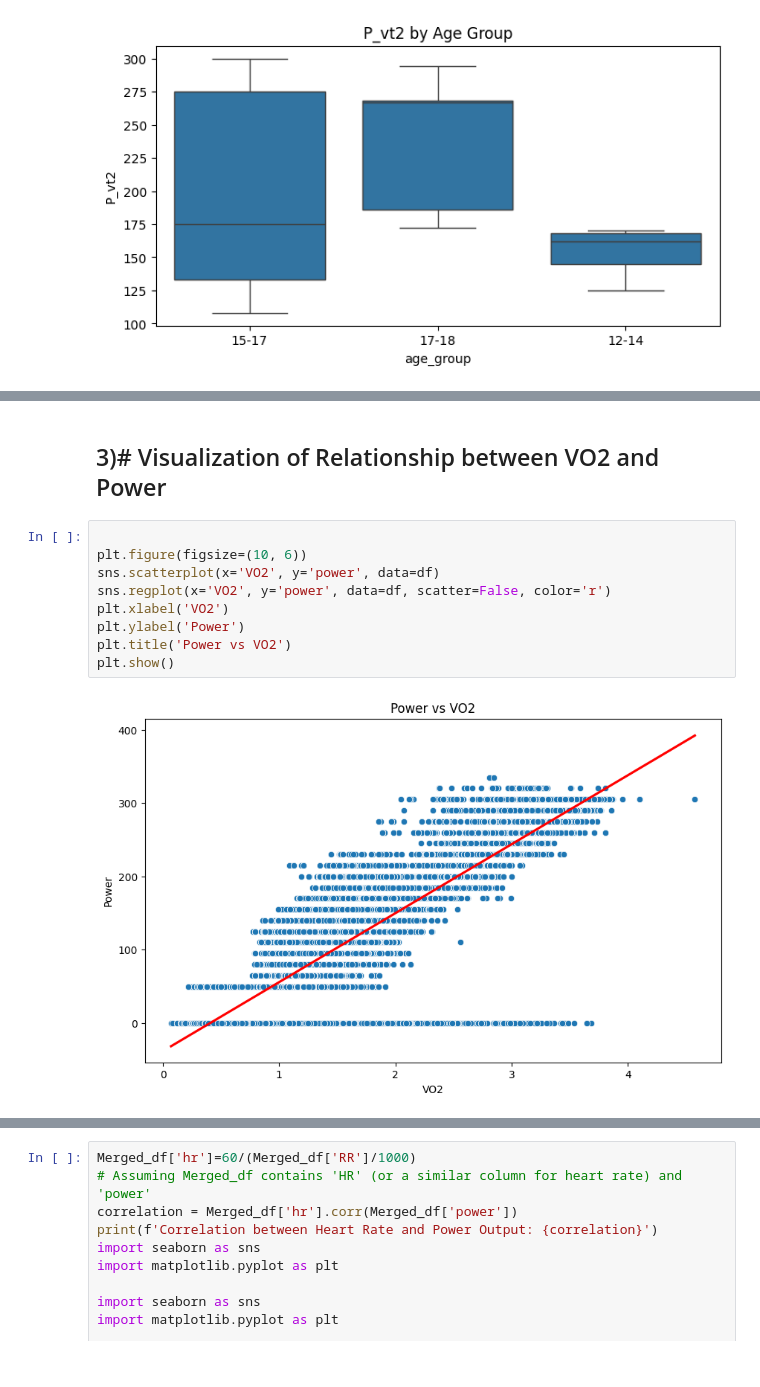
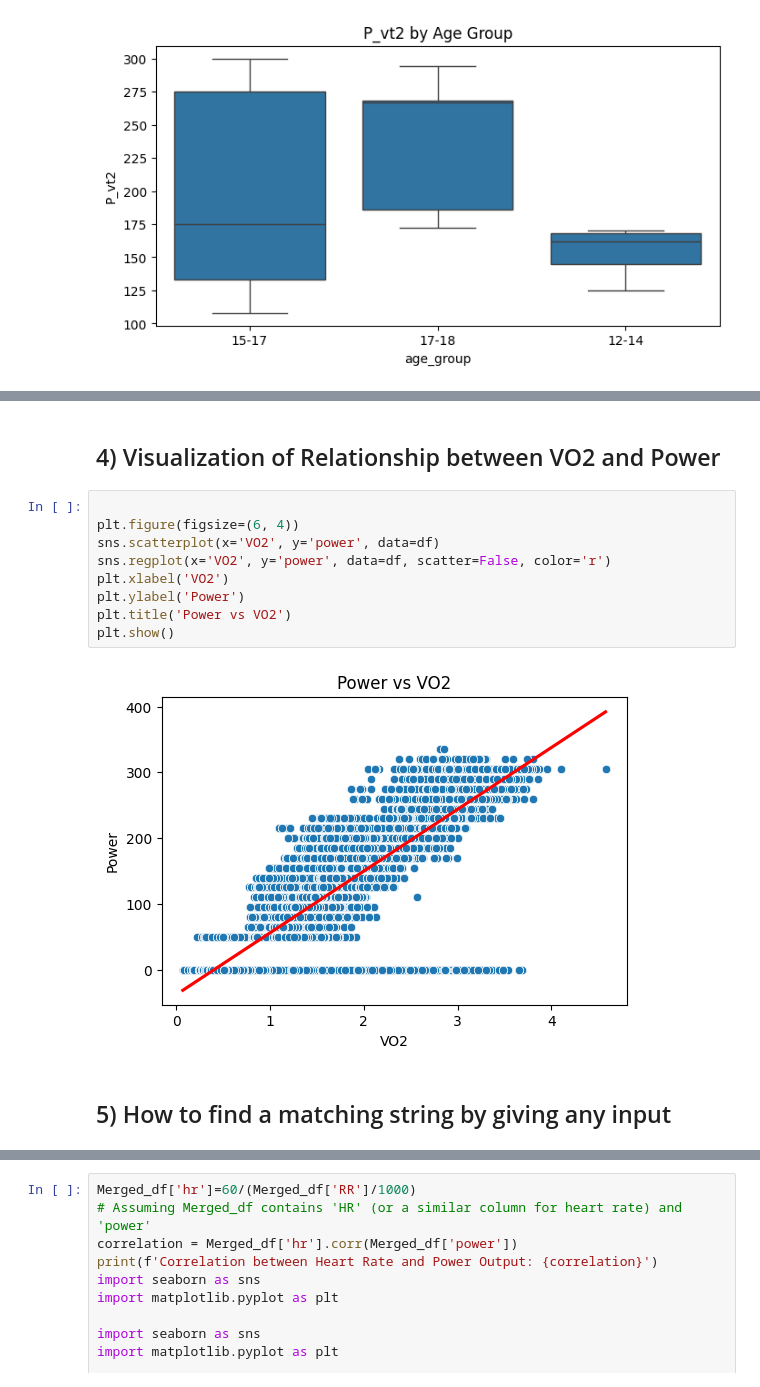
Before and after one commit to santhihubgit/Team08_PythoNinjas_PythonHackathon_Aug2024, a Jupyter notebook: Team8_PythoNinjas_AddnlQuestions.ipynb, the cells around one changed output, grey strips where cells are left out. Drawn from its saved outputs; the diff is of its cells as text.

```diff
--- a/Team8_PythoNinjas_AddnlQuestions.ipynb
+++ b/Team8_PythoNinjas_AddnlQuestions.ipynb
@@ -143,13 +154,15 @@ plt.show()
 # %% [markdown]
-## 3)# Visualization of Relationship between VO2 and Power
+## 4) Visualization of Relationship between VO2 and Power
 # %%
 
-plt.figure(figsize=(10, 6))
+plt.figure(figsize=(6, 4))
 sns.scatterplot(x='VO2', y='power', data=df)
 sns.regplot(x='VO2', y='power', data=df, scatter=False, color='r')
 plt.xlabel('VO2')
 plt.ylabel('Power')
 plt.title('Power vs VO2')
 plt.show()
 # %% [output]
-[figure, old version]
+[figure, new version]
+# %% [markdown]
+## 5) How to find a matching string by giving any input
```
Also changed, not shown: parts of 15 cells of this notebook.
